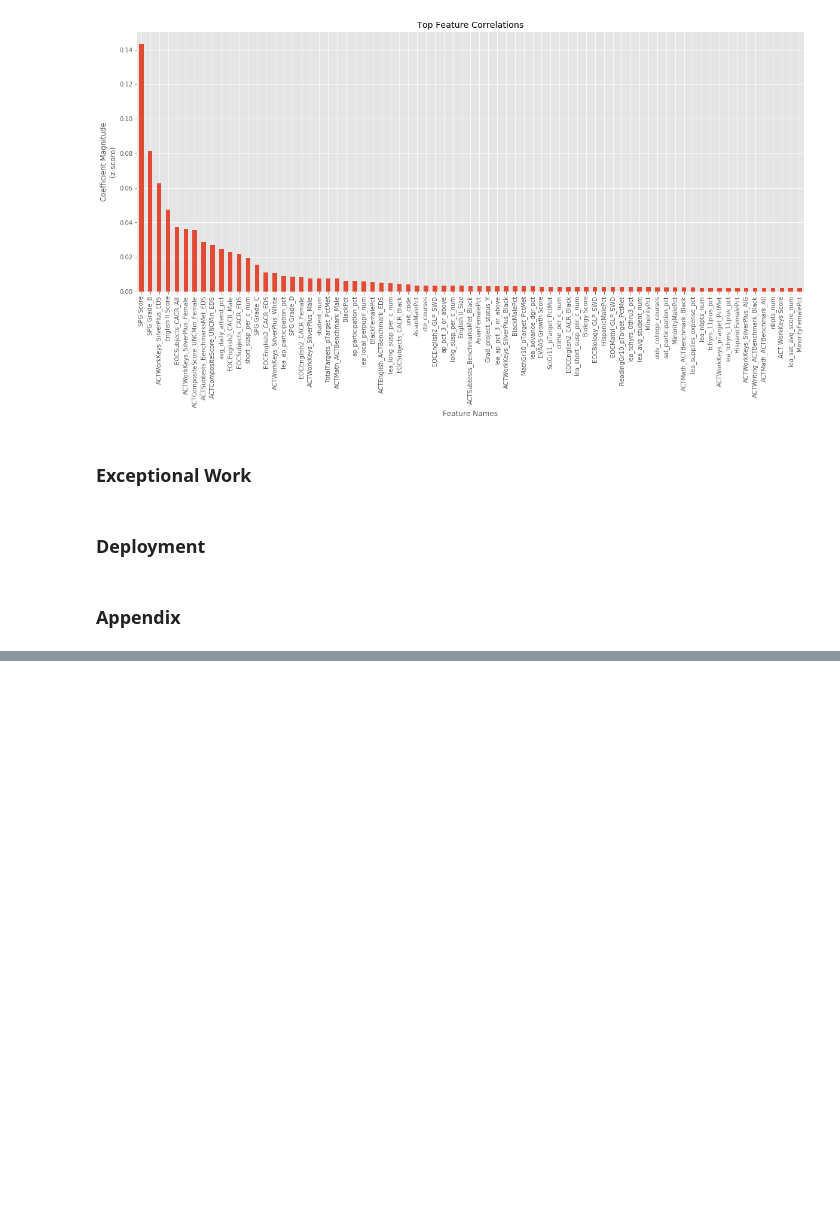
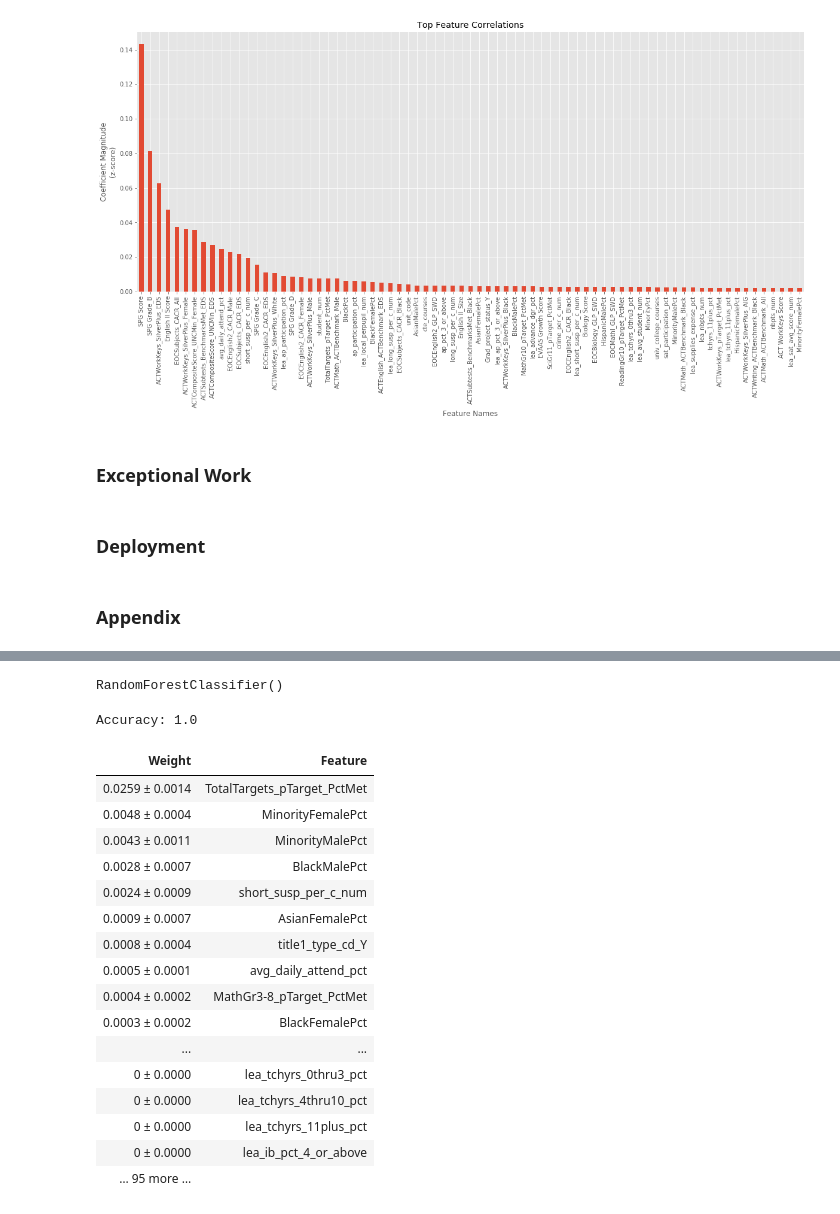
Before and after one commit to fredpoon/ds_7331_jyrf_eda, a Jupyter notebook: grp4_lab2_jyrf.ipynb, the cells around one changed output, grey strips where cells are left out. Cells and saved outputs as stored; diff of their text form; code cells hidden in the pictures; blank space fills up the shorter version.

Commit message:
first round draft

```diff
--- a/grp4_lab2_jyrf.ipynb
+++ b/grp4_lab2_jyrf.ipynb
@@ -1722,0 +1772,9 @@ Text(0.5, 0, 'Feature Names')
+# %%
+#Keep an original copy of the Data
+schoolData_org = schoolData
+
+#Pop out the SPG information from the Data
+schoolData_SPG = schoolData.pop('SPG Grade')
+schoolData_SPGScore = schoolData.pop('SPG Score')
+
+schoolData.info(verbose=True)
@@ -1722,0 +1821,16 @@ Text(0.5, 0, 'Feature Names')
+# %%
+#Isolate remaining categorical variables
+begColumnCt = len(schoolData.columns)
+
+#one hot encode categorical variables
+schoolData = pd.get_dummies(data=schoolData,drop_first=True)
+
+#Determine change in column count
+endColumnCt = len(schoolData.columns)
+columnsAdded = endColumnCt - begColumnCt
+
+#Review dataset contents one hot high unique value drops
+print('Columns To One-Hot Encode: ', len(sD_nominal.columns))
+print('\r\n*********After: Adding New Columns Via One-Hot Encoding*************************')
+schoolData.info(verbose=False)
+print ('\r\nNew Columns Created Via One-Hot Encoding: ', columnsAdded)
@@ -1722,0 +1848,37 @@ Text(0.5, 0, 'Feature Names')
+# %%
+# Random Forest apply to X with all variables
+from sklearn.ensemble import RandomForestClassifier
+clfa=RandomForestClassifier(n_estimators=100)
+clfa.fit(schoolData,schoolData_SPG)
+y_pred=clfa.predict(schoolData)
+# %% [output]
+RandomForestClassifier()
+# %%
+from sklearn import metrics
+print("Accuracy:",metrics.accuracy_score(schoolData_SPG, y_pred))
+# %% [output]
+Accuracy: 1.0
+# %%
+#For feature importance from RandomForestClassifier()
+import eli5
+from eli5.sklearn import PermutationImportance
+perm = PermutationImportance(clfa, random_state=1).fit(schoolData,schoolData_SPG)
+eli5.show_weights(perm, feature_names = schoolData.columns.tolist(), top=50)
+# %% [output]
+| Weight | Feature |
+| 0.0259 ± 0.0014 | TotalTargets_pTarget_PctMet |
+| 0.0048 ± 0.0004 | MinorityFemalePct |
+| 0.0043 ± 0.0011 | MinorityMalePct |
+| 0.0028 ± 0.0007 | BlackMalePct |
+| 0.0024 ± 0.0009 | short_susp_per_c_num |
+| 0.0009 ± 0.0007 | AsianFemalePct |
+| 0.0008 ± 0.0004 | title1_type_cd_Y |
+| 0.0005 ± 0.0001 | avg_daily_attend_pct |
+| 0.0004 ± 0.0002 | MathGr3-8_pTarget_PctMet |
+| 0.0003 ± 0.0002 | BlackFemalePct |
+| ... | ... |
+| 0 ± 0.0000 | lea_tchyrs_0thru3_pct |
+| 0 ± 0.0000 | lea_tchyrs_4thru10_pct |
+| 0 ± 0.0000 | lea_tchyrs_11plus_pct |
+| 0 ± 0.0000 | lea_ib_pct_4_or_above |
+| … 95 more … |  |
```
Also changed, not shown: parts of 46 cells of this notebook.
